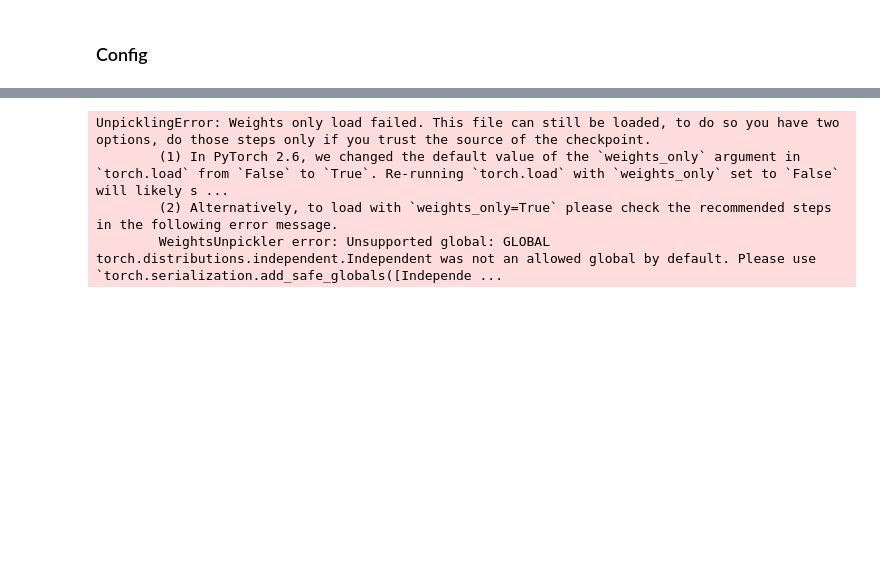
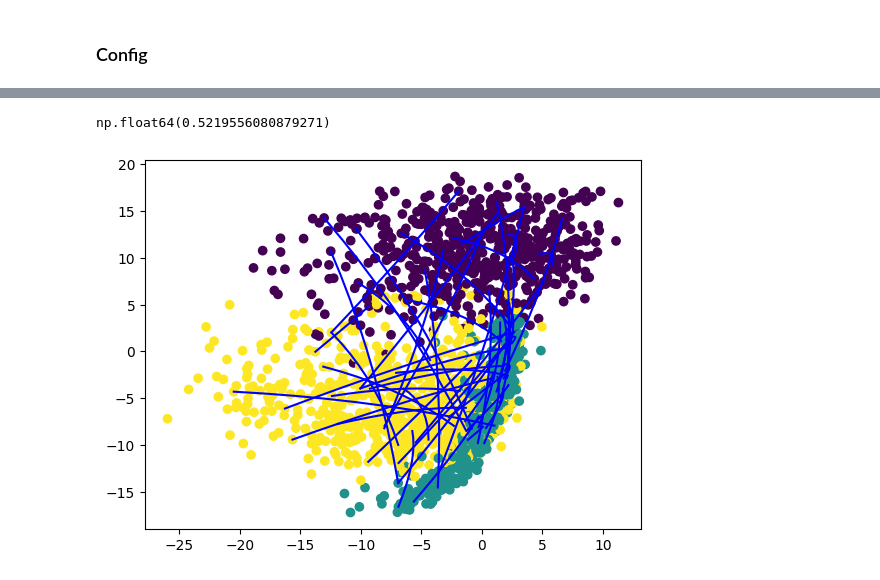
Before and after one commit to RaixSplitter/02460-AML-Miniprojects, a Jupyter notebook: miniproject2/curvegenerator.ipynb, the cells around one changed output, grey strips where cells are left out. Saved outputs shown, nothing was run; the diff lists cells and outputs as text; code cells hidden in the pictures; blank space fills up the shorter version.

```diff
--- a/miniproject2/curvegenerator.ipynb
+++ b/miniproject2/curvegenerator.ipynb
@@ -48,9 +48,35 @@ plt.show()
+# %%
+def energy_curve(curve): #Monte Carlo Energy
+    energy = 0
+    n_samples = curve.shape[0]
+    return sum([np.linalg.norm(curve[idx+1] - curve[idx]) ** 2 for idx in range(n_samples - 1)]) / n_samples
+# %% [output]
+np.float64(0.5219556080879271)
 # %%
 import torch
+import itertools
 
-latent_vec = torch.load("C:/programmering/DTU/02460-AML-Miniprojects/miniproject2/experiment/latent.pt")
+# latent_vec = torch.load("C:/programmering/DTU/02460-AML-Miniprojects/miniproject2/experiment/latent.pt", weights_only=True)
-# %% [output]
-UnpicklingError: Weights only load failed. This file can still be loaded, to do so you have two options, do those steps only if you trust the source of the checkpoint.
-        (1) In PyTorch 2.6, we changed the default value of the `weights_only` argument in `torch.load` from `False` to `True`. Re-running `torch.load` with `weights_only` set to `False` will likely s ...
-        (2) Alternatively, to load with `weights_only=True` please check the recommended steps in the following error message.
-        WeightsUnpickler error: Unsupported global: GLOBAL torch.distributions.independent.Independent was not an allowed global by default. Please use `torch.serialization.add_safe_globals([Independe ...
+# %%
+latent_arr = np.load("C:/programmering/DTU/02460-AML-Miniprojects/miniproject2/experiment/latent.npy")
+labels = np.load("C:/programmering/DTU/02460-AML-Miniprojects/miniproject2/experiment/labels.npy")
+
+
+n =latent_arr.shape[0]
+
+combinations = list(itertools.combinations(range(n), 2))
+chosen_idx_pairs = random.choices(combinations, k=50)
+chosen_pairs = [latent_arr[idx, :] for idx in chosen_idx_pairs]
+
+
+len(latent_arr)
+
+plt.scatter(latent_arr[:, 0], latent_arr[:, 1], c=labels, cmap='viridis')
+for pair in chosen_pairs:
+
+    points = np.array([f(t, W, pair[0, :], pair[1, :]) for t in samples])
+
+    plt.plot(points[:, 0], points[:, 1], color='blue')
+plt.show()
+# %% [output]
+[figure, added]
```
Also changed, not shown: parts of 3 cells of this notebook.
